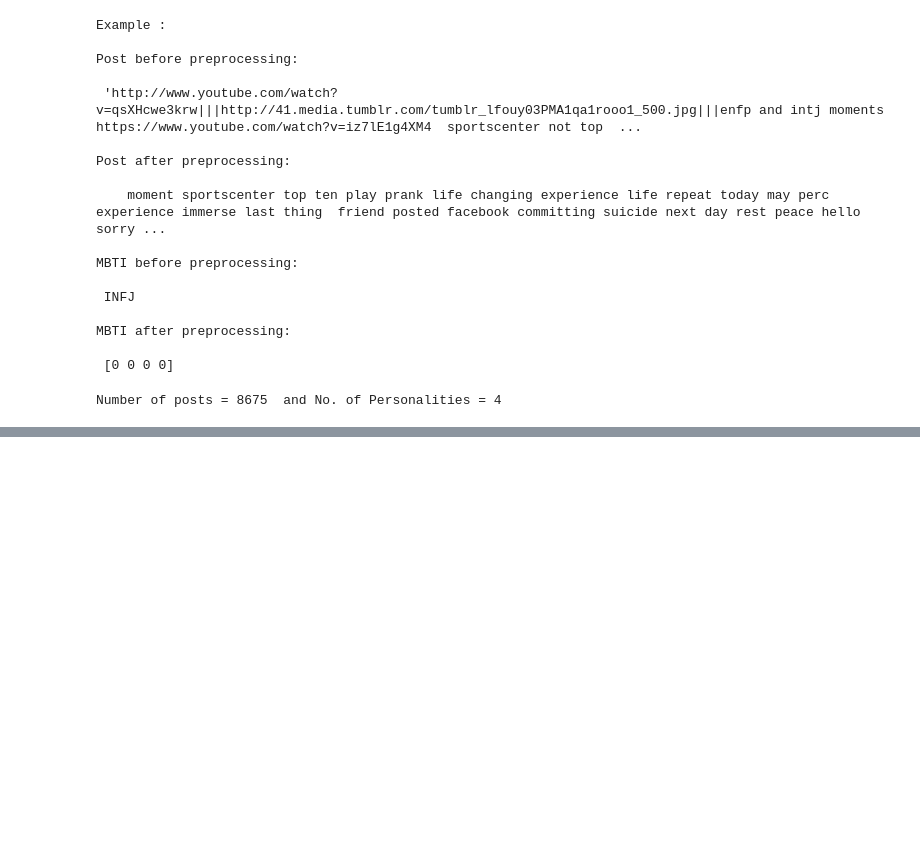
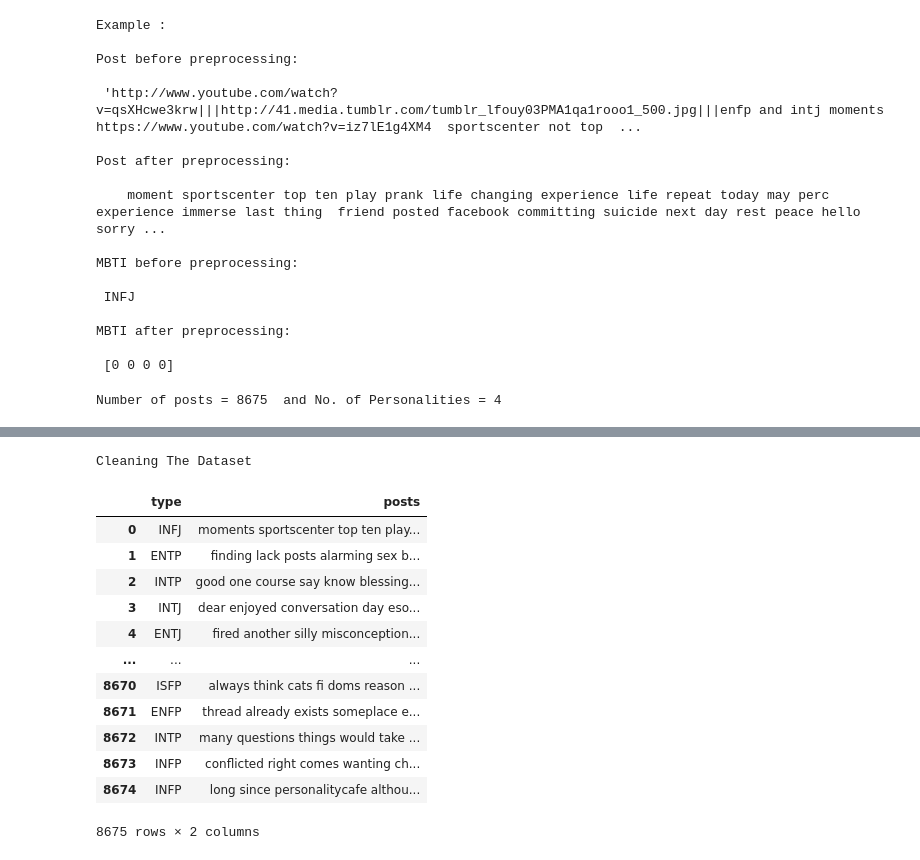
Before and after one commit to YuJung99/deeplearning_class, a Jupyter notebook: mbti_y/0_1_test.ipynb, the cells around one changed output, grey strips where cells are left out. Cells and saved outputs as stored; diff of their text form; code cells hidden in the pictures; blank space fills up the shorter version.

Commit message:
clear_file

```diff
--- a/mbti_y/0_1_test.ipynb
+++ b/mbti_y/0_1_test.ipynb
@@ -268,0 +327,52 @@ Number of posts = 8675  and No. of Personalities = 4
+# %%
+def clear_text(df):
+    data_length=[]
+    lemmatizer=WordNetLemmatizer()
+    cleaned_text=[]
+    stop_words = set(stopwords.words('english')) # Load stop words
+    pers_types = ['INFP' ,'INFJ', 'INTP', 'INTJ', 'ENTP', 'ENFP', 'ISTP' ,'ISFP' ,'ENTJ', 'ISTJ','ENFJ', 'ISFJ' ,'ESTP', 'ESFP' ,'ESFJ' ,'ESTJ']
+    pers_types = [p.lower() for p in pers_types]
+
+    print("Cleaning The Dataset")
+
+    for sentence in tqdm(df.posts):
+
+        sentence=sentence.lower()
+
+        sentence=re.sub('https?://[^\s<>"]+|www\.[^\s<>"]+',' ',sentence)
+
+        sentence=re.sub('[^0-9a-z]',' ',sentence)
+
+        sentence = " ".join([word for word in sentence.split() if word not in stop_words]) # Remove stop words
+        #print(len(sentence))
+
+        for p in pers_types:
+            sentence = re.sub(p, '', sentence)
+        #print(len(sentence))
+
+        sentence = lemmatizer.lemmatize(sentence) # Lemmatize words
+
+        data_length.append(len(sentence.split())) #Split data, measure length of new filtered data
+
+        cleaned_text.append(sentence)
+
+    return cleaned_text,data_length
+# %%
+df_clean = df_mbti
+df_clean.posts,df_clean_length = clear_text(df_mbti)
+df_clean
+# %% [output]
+Cleaning The Dataset
+|  | type | posts |
+| 0 | INFJ | moments sportscenter top ten play... |
+| 1 | ENTP | finding lack posts alarming sex b... |
+| 2 | INTP | good one course say know blessing... |
+| 3 | INTJ | dear enjoyed conversation day eso... |
+| 4 | ENTJ | fired another silly misconception... |
+| ... | ... | ... |
+| 8670 | ISFP | always think cats fi doms reason ... |
+| 8671 | ENFP | thread already exists someplace e... |
+| 8672 | INTP | many questions things would take ... |
+| 8673 | INFP | conflicted right comes wanting ch... |
+| 8674 | INFP | long since personalitycafe althou... |
+8675 rows × 2 columns
```
Also changed, not shown: parts of 11 cells of this notebook, 3 other files.
